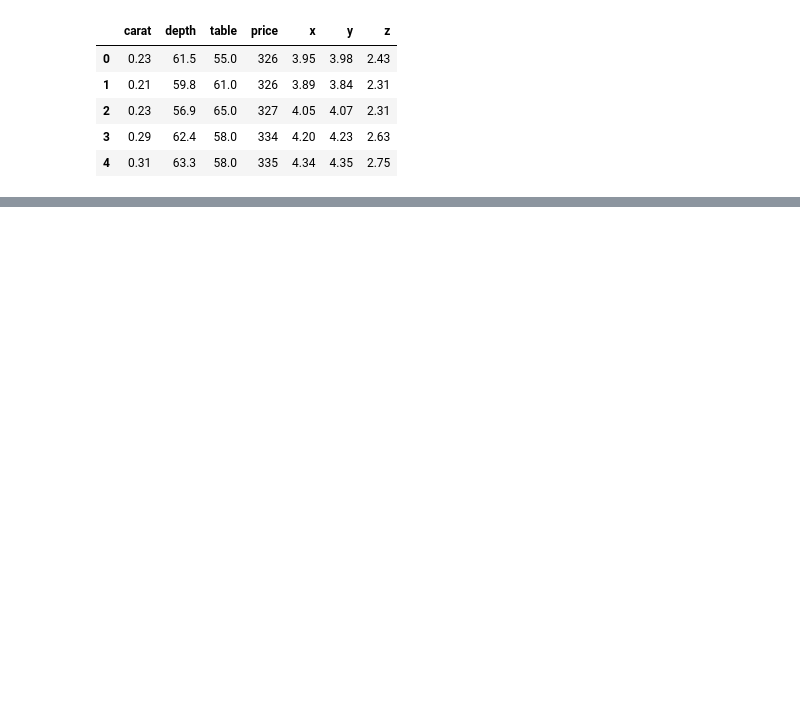
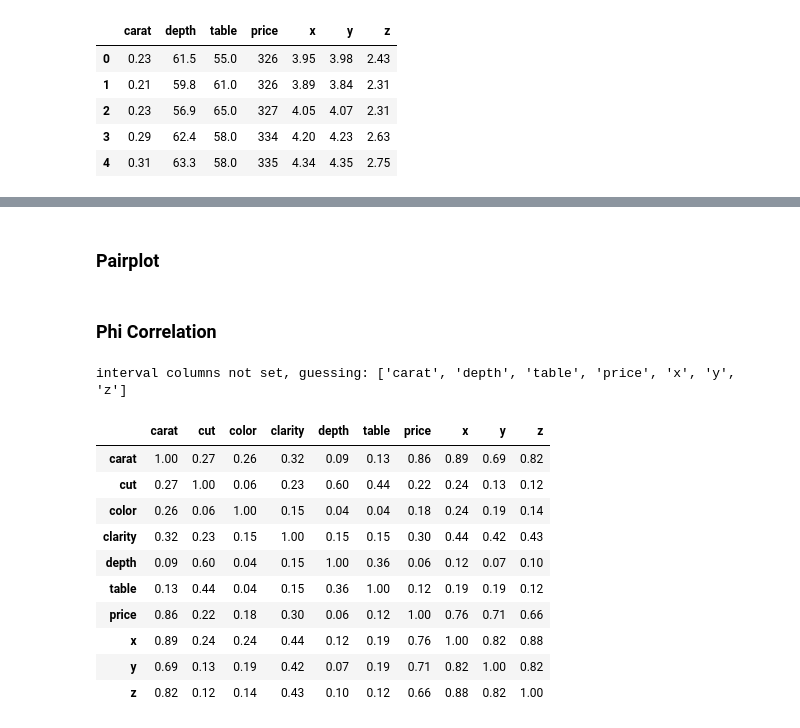
Before and after one commit to Shidiq/diamonds, a Jupyter notebook: notebooks/eda_v1.ipynb, the cells around one changed output, grey strips where cells are left out. Cells and saved outputs as stored; diff of their text form; code cells hidden in the pictures; blank space fills up the shorter version.

```diff
--- a/notebooks/eda_v1.ipynb
+++ b/notebooks/eda_v1.ipynb
@@ -182,0 +232,2 @@ fig = data_num.hist(figsize=(16,20), bins=50, xlabelsize=8, ylabelsize=8)
+# %% [markdown]
+### Pairplot
@@ -182,0 +238,18 @@ fig = data_num.hist(figsize=(16,20), bins=50, xlabelsize=8, ylabelsize=8)
+# %% [markdown]
+### Phi Correlation
+# %%
+phik_overview = data.phik_matrix()
+phik_overview.round(2)
+# %% [output]
+interval columns not set, guessing: ['carat', 'depth', 'table', 'price', 'x', 'y', 'z']
+|  | carat | cut | color | clarity | depth | table | price | x | y | z |
+| carat | 1.00 | 0.27 | 0.26 | 0.32 | 0.09 | 0.13 | 0.86 | 0.89 | 0.69 | 0.82 |
+| cut | 0.27 | 1.00 | 0.06 | 0.23 | 0.60 | 0.44 | 0.22 | 0.24 | 0.13 | 0.12 |
+| color | 0.26 | 0.06 | 1.00 | 0.15 | 0.04 | 0.04 | 0.18 | 0.24 | 0.19 | 0.14 |
+| clarity | 0.32 | 0.23 | 0.15 | 1.00 | 0.15 | 0.15 | 0.30 | 0.44 | 0.42 | 0.43 |
+| depth | 0.09 | 0.60 | 0.04 | 0.15 | 1.00 | 0.36 | 0.06 | 0.12 | 0.07 | 0.10 |
+| table | 0.13 | 0.44 | 0.04 | 0.15 | 0.36 | 1.00 | 0.12 | 0.19 | 0.19 | 0.12 |
+| price | 0.86 | 0.22 | 0.18 | 0.30 | 0.06 | 0.12 | 1.00 | 0.76 | 0.71 | 0.66 |
+| x | 0.89 | 0.24 | 0.24 | 0.44 | 0.12 | 0.19 | 0.76 | 1.00 | 0.82 | 0.88 |
+| y | 0.69 | 0.13 | 0.19 | 0.42 | 0.07 | 0.19 | 0.71 | 0.82 | 1.00 | 0.82 |
+| z | 0.82 | 0.12 | 0.14 | 0.43 | 0.10 | 0.12 | 0.66 | 0.88 | 0.82 | 1.00 |
```
Also changed, not shown: parts of 15 cells of this notebook, 3 other files.
